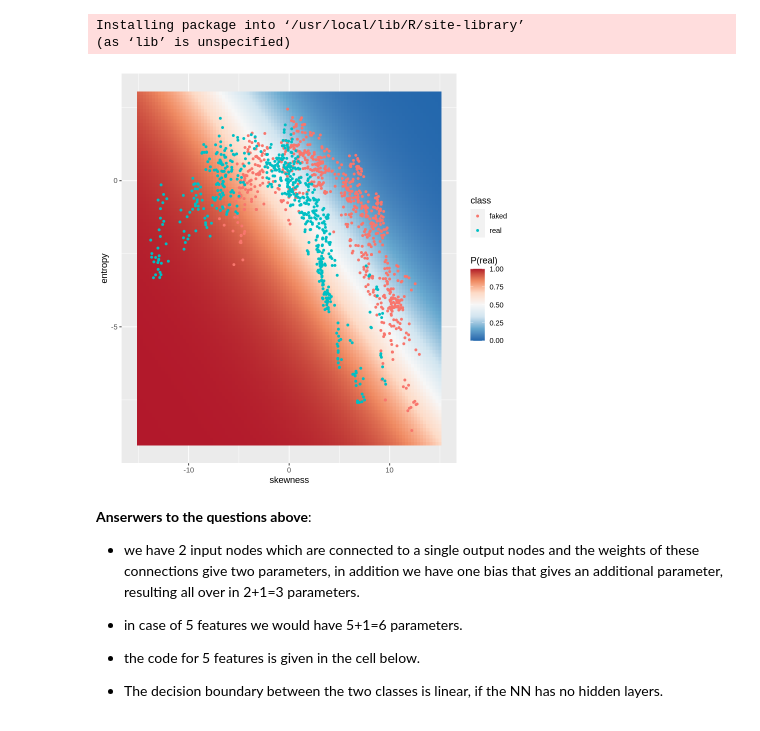
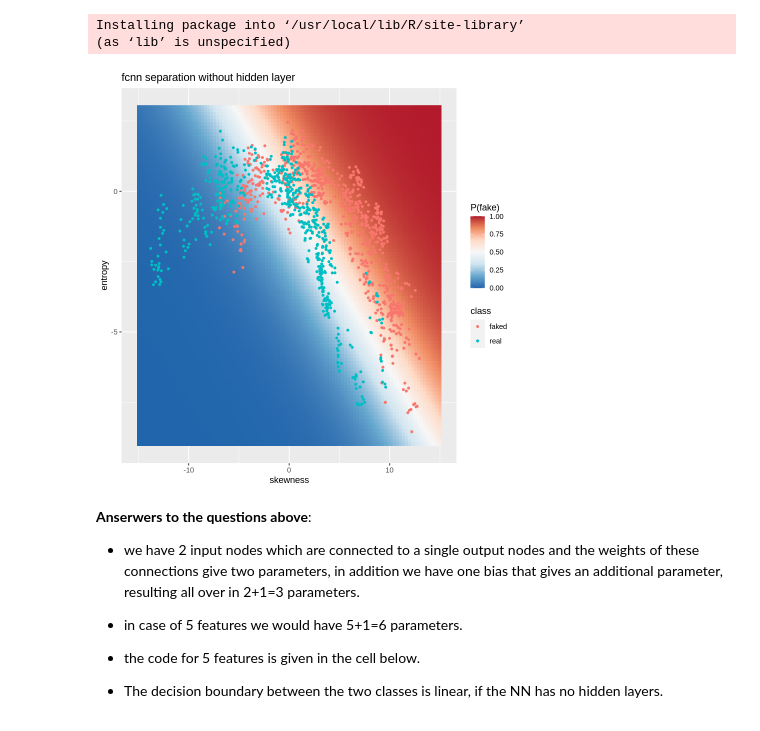
Before and after one commit to tensorchiefs/dl_r_2022, a Jupyter notebook: notebooks/01_nb_ch02_01.ipynb, the cells around one changed output. Cells and saved outputs as stored; diff of their text form; code cells hidden in the pictures.

Commit message:
Fixed Banknoteexamples
Colorscale
Fixed predict_class is deprecated

```diff
--- a/notebooks/01_nb_ch02_01.ipynb
+++ b/notebooks/01_nb_ch02_01.ipynb
@@ -340,20 +323,26 @@ Installing package into ‘/usr/local/lib/R/site-library’
 # %%
 # define a grid for the 2D feature space
 # predict at each grid point the probability for class 1
 plotModel = function(X, Y, model, title){
   test.grid = expand.grid(seq(-15, 15, length.out = 100),seq(-9, 3, length.out = 100))
   test.grid = as.matrix(test.grid)
   y.pred = predict(model, test.grid)
-  if(length(dim(y.pred))==2 & dim(y.pred)[2]==2) y.pred = y.pred[, 2]
-  y.plot = data.frame(skewness=test.grid[,1], entropy=test.grid[,2], class.pred=y.pred)
+  if(length(dim(y.pred))==2 & dim(y.pred)[2]==2){
+    p.fake = y.pred[, 1]
+  } else {
+     p.fake = 1.0 - y.pred
+  }
+  y.plot = data.frame(skewness=test.grid[,1], entropy=test.grid[,2], class.pred=p.fake)
   ggplot() +
     geom_raster(data=y.plot, aes(x=skewness, y=entropy, fill=class.pred)) +
-    scale_fill_distiller(name="P(real)", palette = "RdBu", limits=c(0,1)) +
-    geom_point(data=d.plot, aes(x=skewness, y=entropy, color=class), size=1)
+    scale_fill_distiller(name="P(fake)", palette = "RdBu", limits=c(0,1)) +
+    geom_point(data=d.plot, aes(x=skewness, y=entropy, color=class), size=1) +
+    ggtitle(title)
+
 }
 plotModel(X, Y, model, "fcnn separation without hidden layer")
 # %% [output]
-[figure, old version]
+[figure, new version]
 # %% [markdown]
 **Anserwers to the questions above**:
 
```
Also changed, not shown: parts of 20 cells of this notebook.
